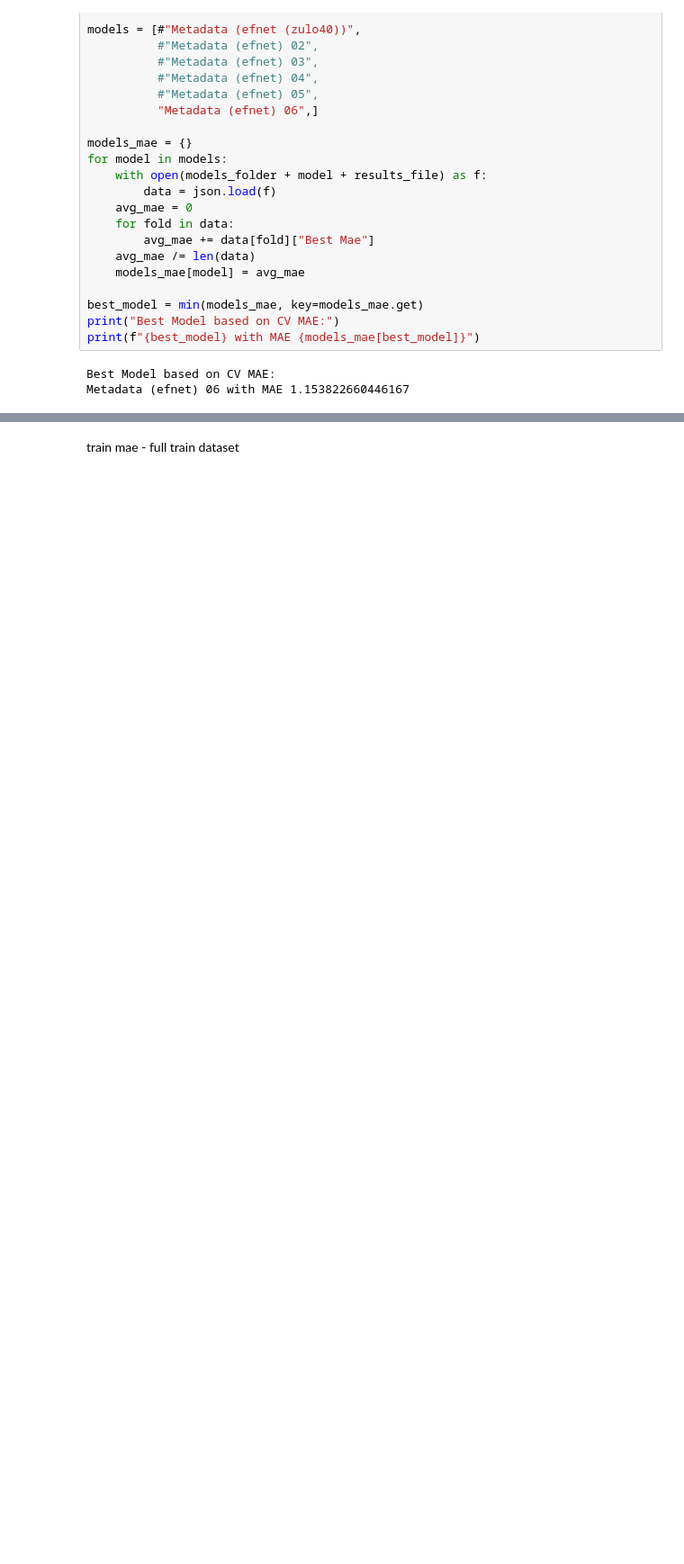
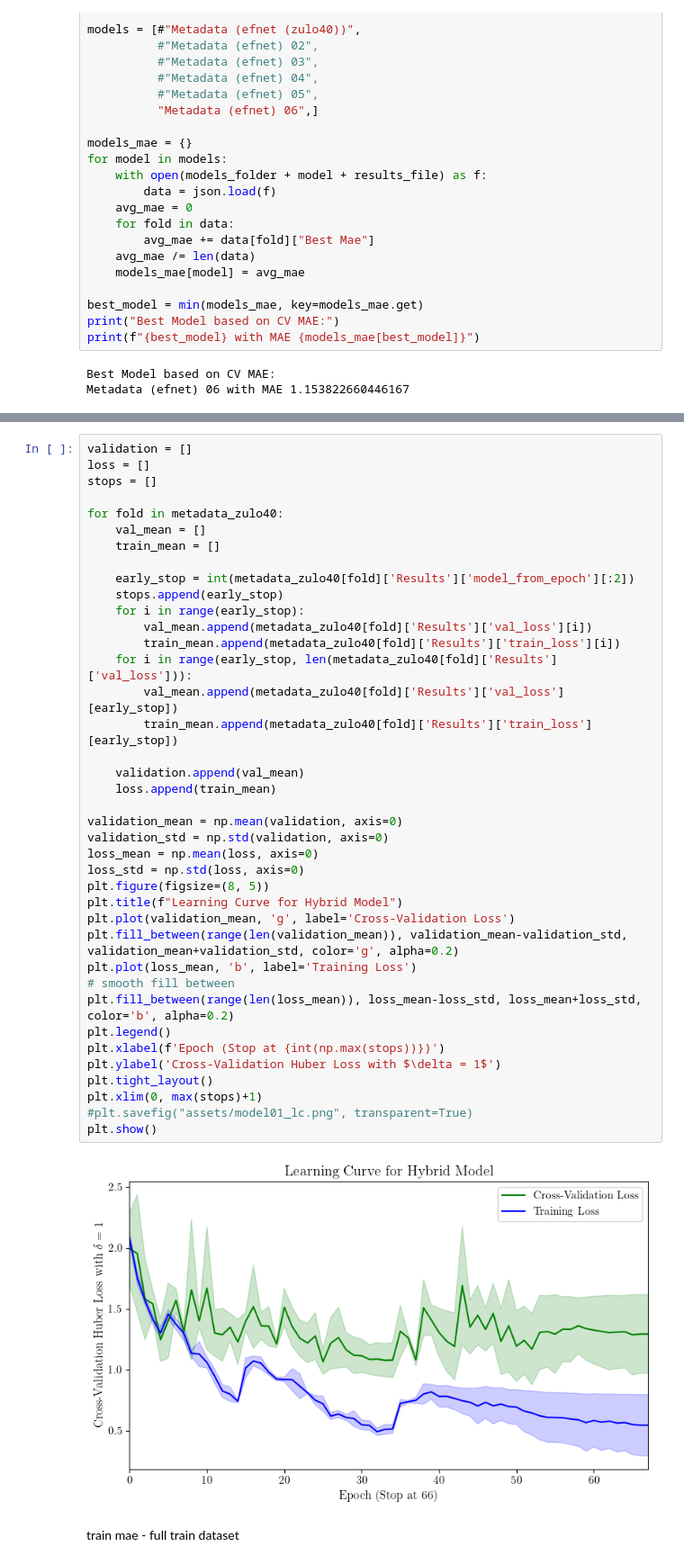
Before and after one commit to Hugoverissimo21/SolarPanel-DLCounter, a Jupyter notebook: ModelSelection.ipynb, the cells around one changed output, grey strips where cells are left out. Shown: that part at 90% size. Saved outputs shown, nothing was run; the diff lists cells and outputs as text; blank space fills up the shorter version.

```diff
--- a/ModelSelection.ipynb
+++ b/ModelSelection.ipynb
@@ -72,3 +84,44 @@ Model stopped at epoch 38 with mae 1.2800601720809937
+# %%
+validation = []
+loss = []
+stops = []
+
+for fold in metadata_zulo40:
+    val_mean = []
+    train_mean = []
+
+    early_stop = int(metadata_zulo40[fold]['Results']['model_from_epoch'][:2])
+    stops.append(early_stop)
+    for i in range(early_stop):
+        val_mean.append(metadata_zulo40[fold]['Results']['val_loss'][i])
+        train_mean.append(metadata_zulo40[fold]['Results']['train_loss'][i])
+    for i in range(early_stop, len(metadata_zulo40[fold]['Results']['val_loss'])):
+        val_mean.append(metadata_zulo40[fold]['Results']['val_loss'][early_stop])
+        train_mean.append(metadata_zulo40[fold]['Results']['train_loss'][early_stop])
+
+    validation.append(val_mean)
+    loss.append(train_mean)
+
+validation_mean = np.mean(validation, axis=0)
+validation_std = np.std(validation, axis=0)
+loss_mean = np.mean(loss, axis=0)
+loss_std = np.std(loss, axis=0)
+plt.figure(figsize=(8, 5))
+plt.title(f"Learning Curve for Hybrid Model")
+plt.plot(validation_mean, 'g', label='Cross-Validation Loss')
+plt.fill_between(range(len(validation_mean)), validation_mean-validation_std, validation_mean+validation_std, color='g', alpha=0.2)
+plt.plot(loss_mean, 'b', label='Training Loss')
+# smooth fill between
+plt.fill_between(range(len(loss_mean)), loss_mean-loss_std, loss_mean+loss_std, color='b', alpha=0.2)
+plt.legend()
+plt.xlabel(f'Epoch (Stop at {int(np.max(stops))})')
+plt.ylabel('Cross-Validation Huber Loss with $\delta = 1$')
+plt.tight_layout()
+plt.xlim(0, max(stops)+1)
+#plt.savefig("assets/model01_lc.png", transparent=True)
+plt.show()
+# %% [output]
+[figure, added]
 # %% [markdown]
 train mae - full train dataset
 # %%
```
Also changed, not shown: parts of 4 cells of this notebook, 4 other files.
